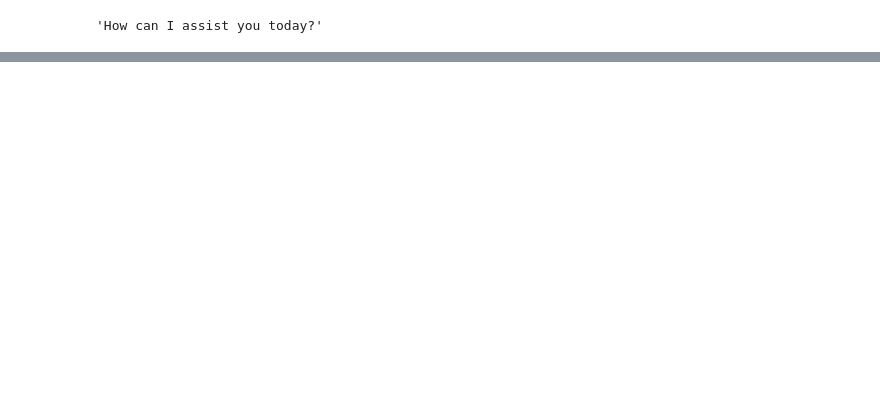
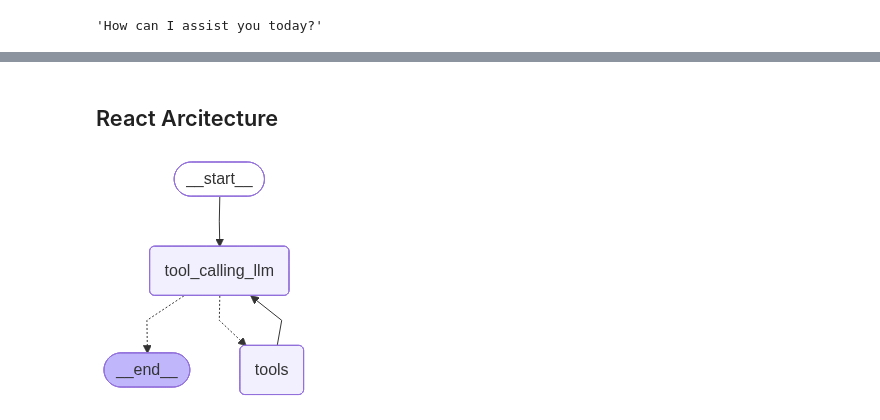
Before and after one commit to sumit-kumar-tech/langchain_update_10_hours, a Jupyter notebook: updatedlanggrapg/BasicChatBot/1-basicchatbot.ipynb, the cells around one changed output, grey strips where cells are left out. Drawn from its saved outputs; the diff is of its cells as text; code cells hidden in the pictures; blank space fills up the shorter version.

```diff
--- a/updatedlanggrapg/BasicChatBot/1-basicchatbot.ipynb
+++ b/updatedlanggrapg/BasicChatBot/1-basicchatbot.ipynb
@@ -72,0 +100,19 @@ Agentic AI refers to a type of artificial intelligence (AI) that exhibits charac
+# %%
+# custom function
+
+def munliplty(a:int, b:int) -> int:
+    """Multiply a and b
+    Args:
+    a(int): first int
+    b(int): second int
+
+    Return:
+    int: output int
+    """
+    return a*b
+# %%
+tools = [tool,munliplty]
+
+llm_with_tool = llm.bind_tools(tools)
+
+llm_with_tool
@@ -72,0 +207,36 @@ Agentic AI refers to a type of artificial intelligence (AI) that exhibits charac
+# %% [markdown]
+## React Arcitecture
+# %%
+## StateGraph
+from langgraph.graph import StateGraph
+from langgraph.prebuilt import ToolNode, tools_condition
+
+
+class State(TypedDict):
+    messages:Annotated[list,add_messages]
+
+# Node defination
+def tool_calling_llm(state:State):
+    return {"messages":[llm_with_tool.invoke(state["messages"])]}
+
+## Graph
+
+builder = StateGraph(State)
+
+builder.add_node("tool_calling_llm", tool_calling_llm)
+builder.add_node("tools", ToolNode(tools))
+
+## Adding the edges
+builder.add_edge(START,"tool_calling_llm")
+builder.add_conditional_edges(
+    "tool_calling_llm",
+    tools_condition
+)
+builder.add_edge("tools","tool_calling_llm")
+
+## Compile Graph
+graph = builder.compile()
+
+graph
+# %% [output]
+[figure, added]
```
Also changed, not shown: parts of 40 cells of this notebook, 4 other files.
